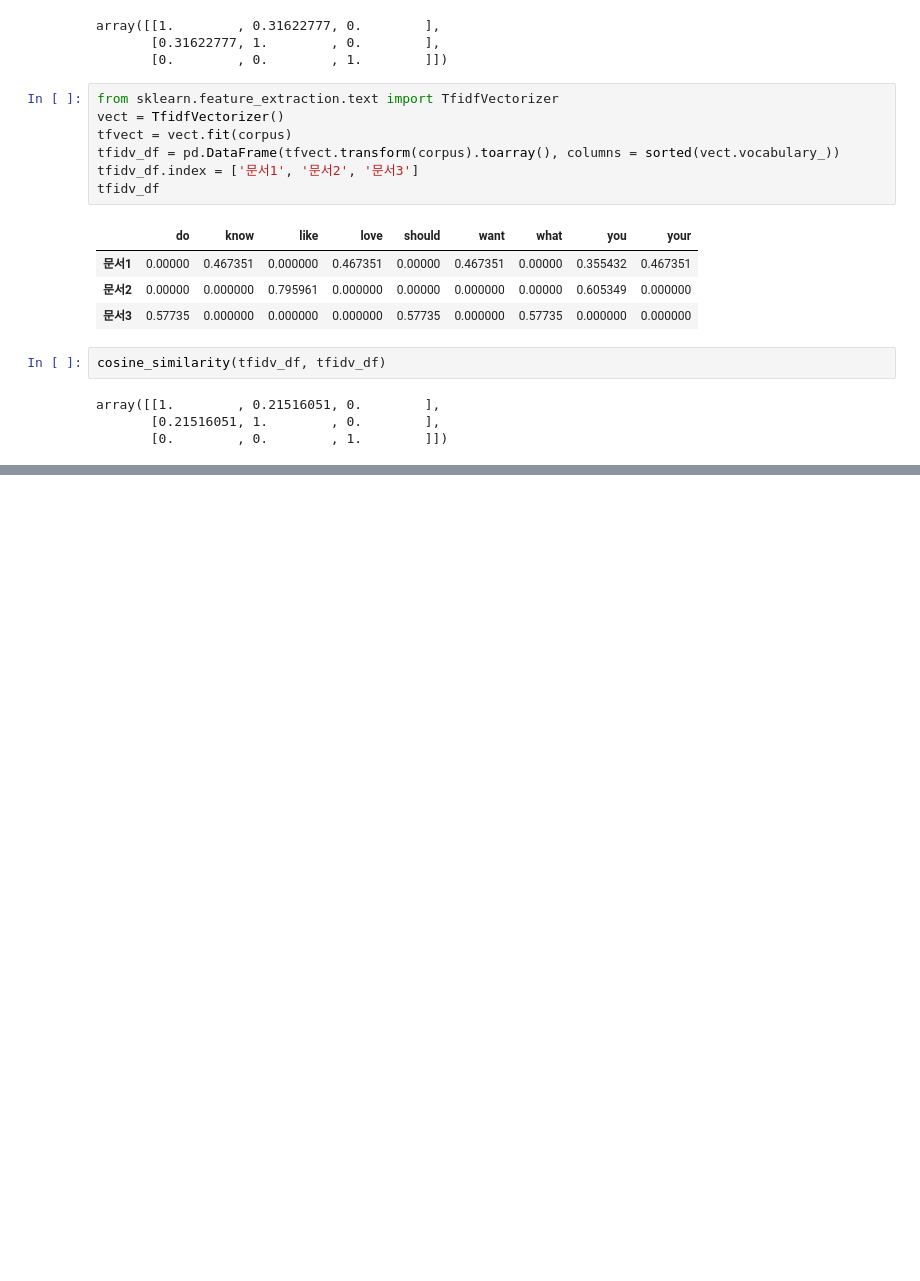
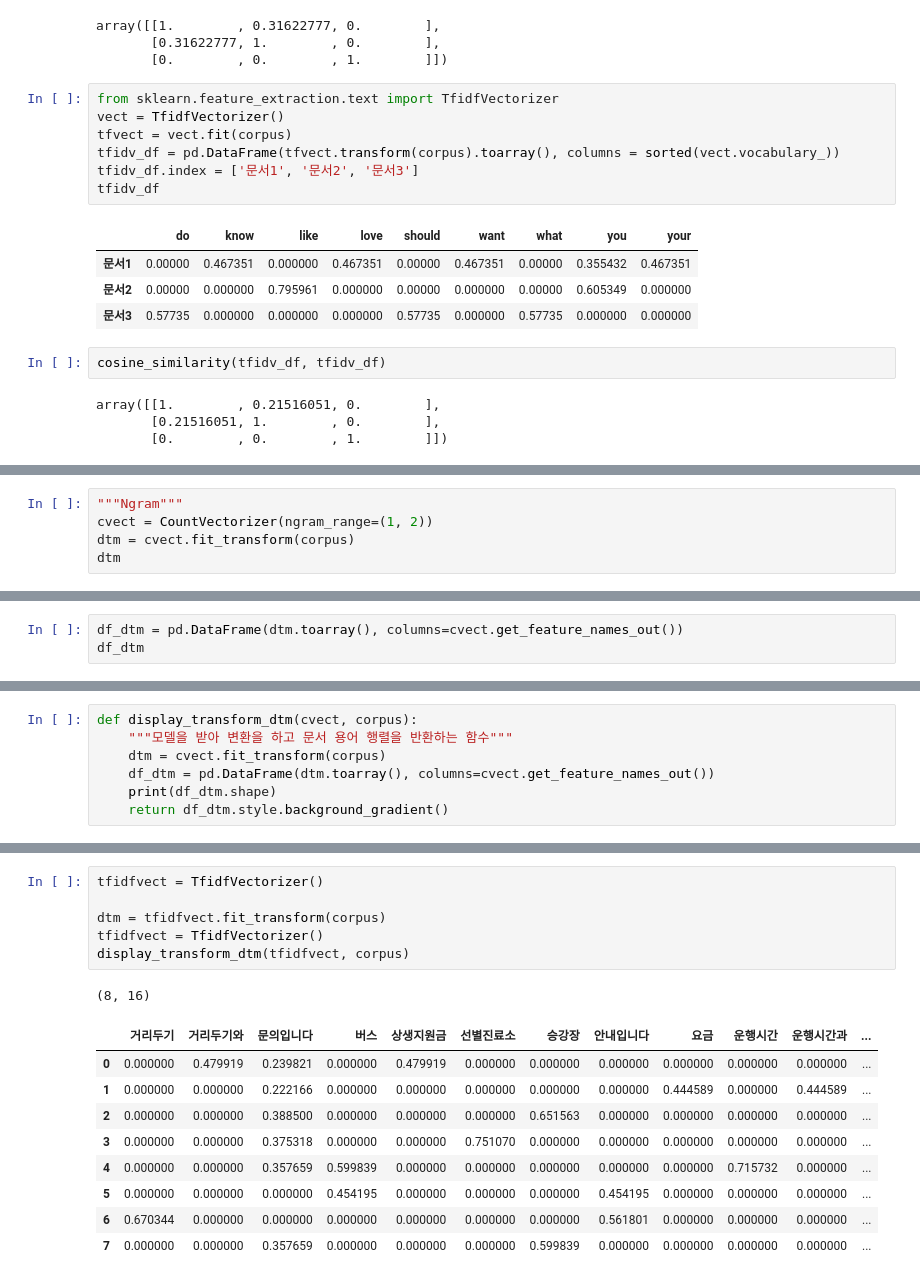
Before and after one commit to sds7629/muchine, a Jupyter notebook: learnmining.ipynb, the cells around one changed output, grey strips where cells are left out. Drawn from its saved outputs; the diff is of its cells as text; blank space fills up the shorter version.

```diff
--- a/learnmining.ipynb
+++ b/learnmining.ipynb
@@ -56,0 +142,5 @@ array([[1.        , 0.21516051, 0.        ],
+# %%
+"""Ngram"""
+cvect = CountVectorizer(ngram_range=(1, 2))
+dtm = cvect.fit_transform(corpus)
+dtm
@@ -56,0 +150,3 @@ array([[1.        , 0.21516051, 0.        ],
+# %%
+df_dtm = pd.DataFrame(dtm.toarray(), columns=cvect.get_feature_names_out())
+df_dtm
@@ -56,0 +184,7 @@ array([[1.        , 0.21516051, 0.        ],
+# %%
+def display_transform_dtm(cvect, corpus):
+    """모델을 받아 변환을 하고 문서 용어 행렬을 반환하는 함수"""
+    dtm = cvect.fit_transform(corpus)
+    df_dtm = pd.DataFrame(dtm.toarray(), columns=cvect.get_feature_names_out())
+    print(df_dtm.shape)
+    return df_dtm.style.background_gradient()
@@ -56,0 +204,17 @@ array([[1.        , 0.21516051, 0.        ],
+# %%
+tfidfvect = TfidfVectorizer()
+
+dtm = tfidfvect.fit_transform(corpus)
+tfidfvect = TfidfVectorizer()
+display_transform_dtm(tfidfvect, corpus)
+# %% [output]
+(8, 16)
+|  | 거리두기 | 거리두기와 | 문의입니다 | 버스 | 상생지원금 | 선별진료소 | 승강장 | 안내입니다 | 요금 | 운행시간 | 운행시간과 | ... |
+| 0 | 0.000000 | 0.479919 | 0.239821 | 0.000000 | 0.479919 | 0.000000 | 0.000000 | 0.000000 | 0.000000 | 0.000000 | 0.000000 | ... |
+| 1 | 0.000000 | 0.000000 | 0.222166 | 0.000000 | 0.000000 | 0.000000 | 0.000000 | 0.000000 | 0.444589 | 0.000000 | 0.444589 | ... |
+| 2 | 0.000000 | 0.000000 | 0.388500 | 0.000000 | 0.000000 | 0.000000 | 0.651563 | 0.000000 | 0.000000 | 0.000000 | 0.000000 | ... |
+| 3 | 0.000000 | 0.000000 | 0.375318 | 0.000000 | 0.000000 | 0.751070 | 0.000000 | 0.000000 | 0.000000 | 0.000000 | 0.000000 | ... |
+| 4 | 0.000000 | 0.000000 | 0.357659 | 0.599839 | 0.000000 | 0.000000 | 0.000000 | 0.000000 | 0.000000 | 0.715732 | 0.000000 | ... |
+| 5 | 0.000000 | 0.000000 | 0.000000 | 0.454195 | 0.000000 | 0.000000 | 0.000000 | 0.454195 | 0.000000 | 0.000000 | 0.000000 | ... |
+| 6 | 0.670344 | 0.000000 | 0.000000 | 0.000000 | 0.000000 | 0.000000 | 0.000000 | 0.561801 | 0.000000 | 0.000000 | 0.000000 | ... |
+| 7 | 0.000000 | 0.000000 | 0.357659 | 0.000000 | 0.000000 | 0.000000 | 0.599839 | 0.000000 | 0.000000 | 0.000000 | 0.000000 | ... |
```
Also changed, not shown: parts of 13 cells of this notebook, 4 other files.
